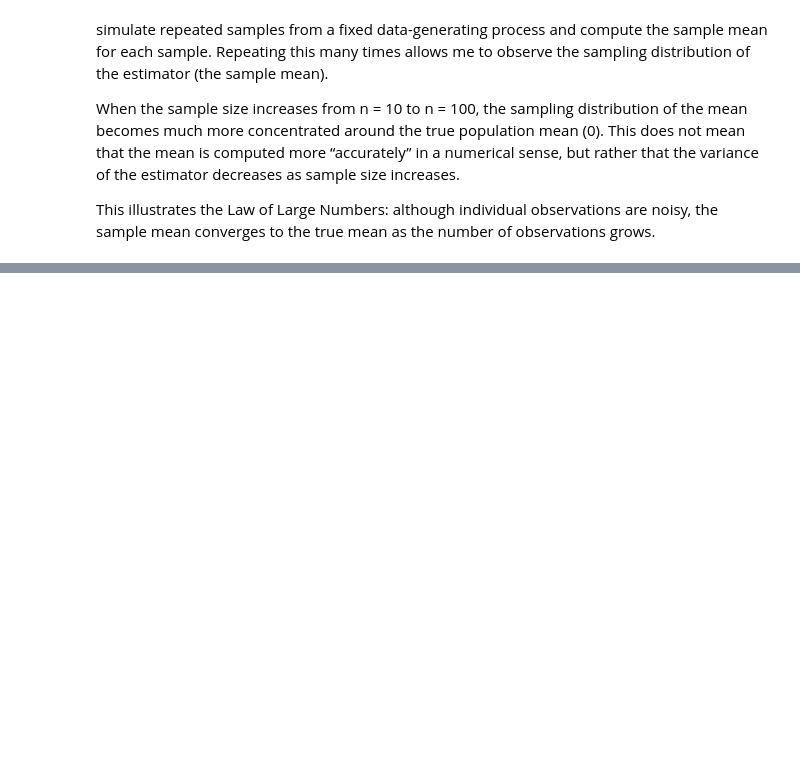
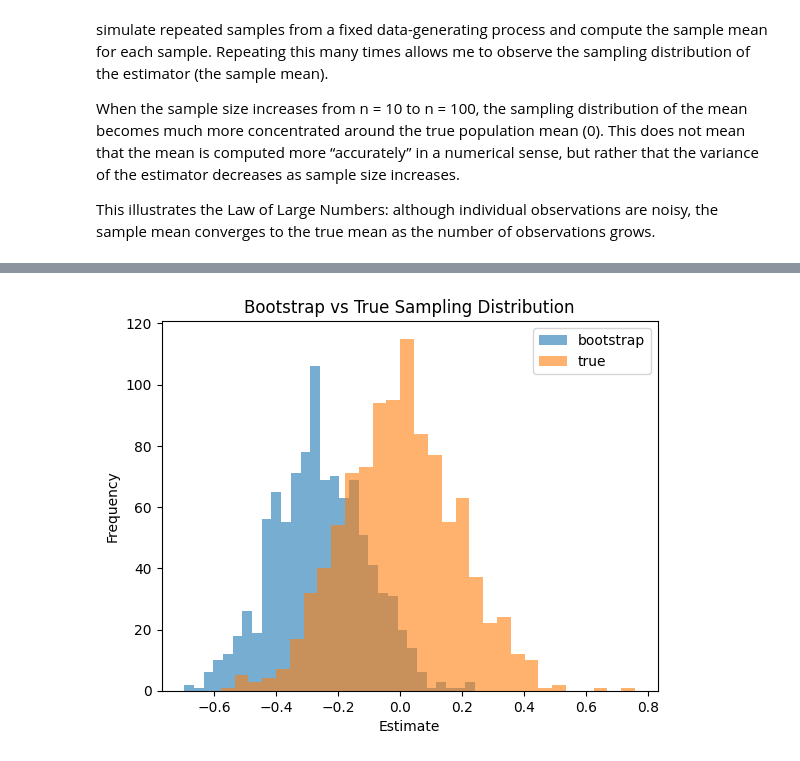
Before and after one commit to julie-dfx/causal-decision-analytics, a Jupyter notebook: 00_reboot_01_statistics_from_scratch.ipynb, the cells around one changed output, grey strips where cells are left out. Drawn from its saved outputs; the diff is of its cells as text; code cells hidden in the pictures; blank space fills up the shorter version.

Commit message:
Day 2: estimator variance and bootstrap confidence intervals

```diff
--- a/00_reboot_01_statistics_from_scratch.ipynb
+++ b/00_reboot_01_statistics_from_scratch.ipynb
@@ -129,0 +172,31 @@ plt.show()
+# %%
+#implement bootstrap resampling
+def bootstrap_sample(x):
+    """
+    Draw a bootstrap sample (same size, sampled with replacement
+    """
+    return [random.choice(x) for _ in range(len(x))] #resampling from the orgiinal dataset
+# %%
+#Bootstrap the sample mean
+def bootstrap_means(x, n_bootstrap=1000): # we resample 1000 times
+    means = []
+    for _ in range(n_bootstrap):
+        sample = bootstrap_sample(x)
+        means.append(sample_mean(sample))
+    return means # That list is the bootstrap approximation of the sampling distribution
+# %%
+#Compare bootstrap vs true sampling distribution
+original_sample = generate_sample(30)
+
+bootstrap_estimates = bootstrap_means(original_sample)
+true_estimates = sampling_distribution(30)
+
+plt.hist(bootstrap_estimates, bins = 30, alpha=0.6, label="bootstrap")
+plt.hist(true_estimates, bins = 30, alpha=0.6, label="true")
+plt.legend()
+plt.title("Bootstrap vs True Sampling Distribution")
+plt.xlabel("Estimate")
+plt.ylabel("Frequency")
+plt.show()
+# %% [output]
+[figure, added]
```
Also changed, not shown: parts of 11 cells of this notebook.
